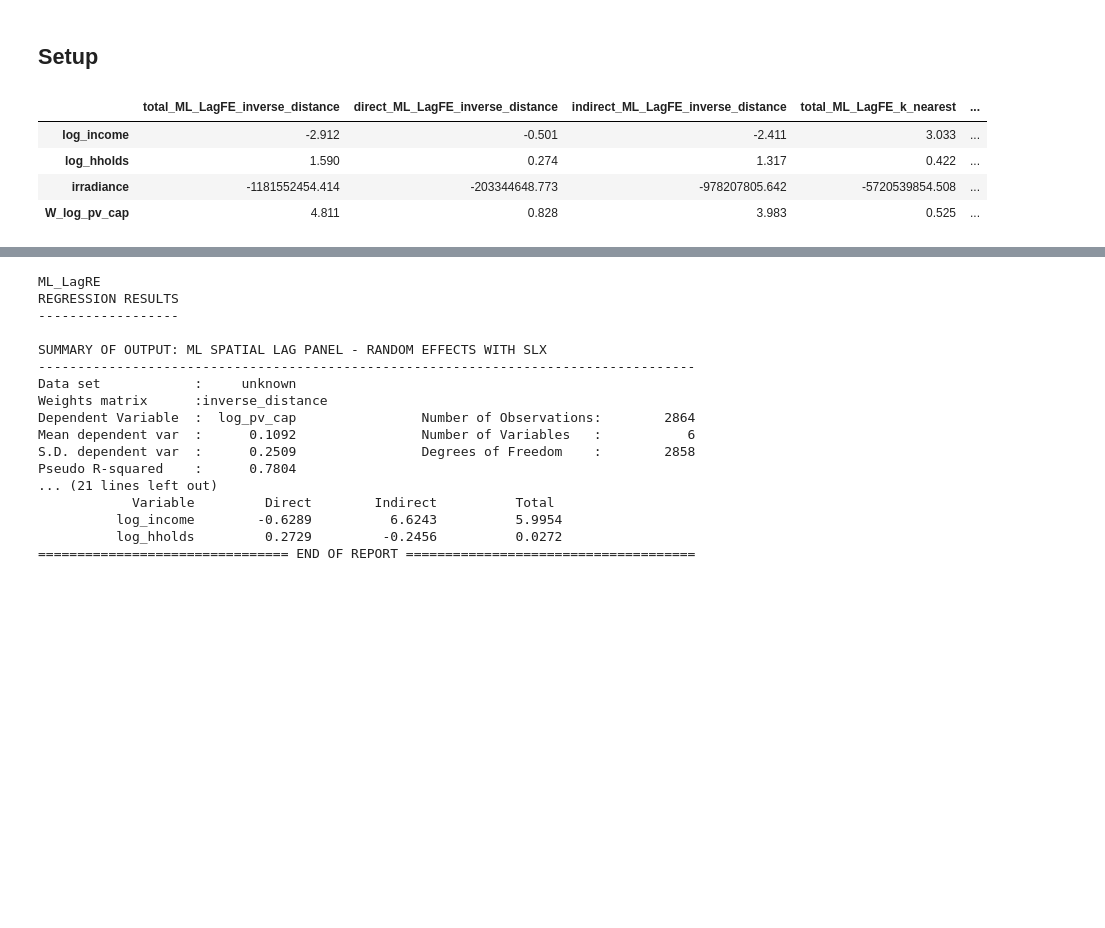
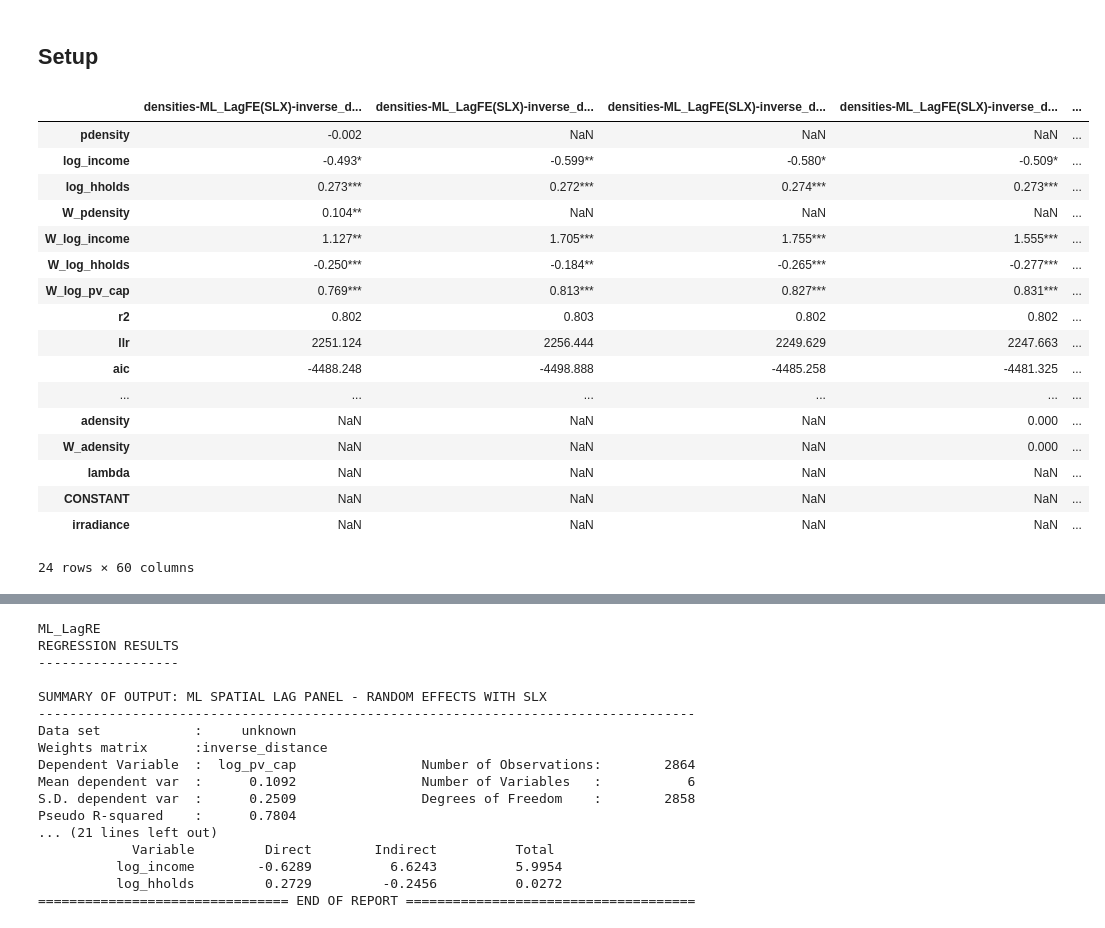
Before and after one commit to Ellariel/uktest, a Jupyter notebook: analysis.ipynb, the cells around one changed output, grey strips where cells are left out. Saved outputs shown, nothing was run; the diff lists cells and outputs as text; code cells hidden in the pictures; blank space fills up the shorter version.

```diff
--- a/analysis.ipynb
+++ b/analysis.ipynb
@@ -245,4 +229,16 @@ def get_full_table(y='log_pv_cap',
         pd.concat([t for t in _tests if 'Hausman' in str(t.T.index)], axis=0)
     ], axis=1) if len(_tests) > 0 else None
 
+    if _results is not None and len(_results) > 0:
+        _results.astype(str).to_excel(os.path.join(results_dir, f"{y}_{x_vars}_estimates.xlsx"),
+                                      engine="openpyxl")
+
+    if _effects is not None and len(_effects) > 0:
+        _effects.astype(str).to_excel(os.path.join(results_dir, f"{y}_{x_vars}_effects.xlsx"),
+                                      engine="openpyxl")
+
+    if _tests is not None and len(_tests) > 0:
+        _tests.astype(str).to_excel(os.path.join(results_dir, f"{y}_{x_vars}_tests.xlsx"),
+                                    engine="openpyxl")
+
     return _results, _effects, _tests
@@ -277,8 +244,0 @@ if tests is not None and len(tests) > 0:
-# %%
-eff
-# %% [output]
-|  | total_ML_LagFE_inverse_distance | direct_ML_LagFE_inverse_distance | indirect_ML_LagFE_inverse_distance | total_ML_LagFE_k_nearest | ... |
-| log_income | -2.912 | -0.501 | -2.411 | 3.033 | ... |
-| log_hholds | 1.590 | 0.274 | 1.317 | 0.422 | ... |
-| irradiance | -1181552454.414 | -203344648.773 | -978207805.642 | -5720539854.508 | ... |
-| W_log_pv_cap | 4.811 | 0.828 | 3.983 | 0.525 | ... |
@@ -284,0 +283,40 @@ eff
+# %%
+r, e, t = get_full_table(y='log_pv_cap',
+                   x_vars='densities',
+                   w_methods = ["inverse_distance",
+                                "k_nearest",
+                                "queen"
+                                ],
+                    n_models = ["ML_LagFE(SLX)",
+                                "ML_LagFE",
+                                "ML_ErrorFE",
+                                "PooledOLS",
+                                "PanelRE",
+                                # "PanelFE",
+                                # "ML_LagRE",
+                                #"ML_ErrorFE",
+                                # "ML_ErrorRE",
+                                #"ML_LagRE(SLX)",
+                                ],
+                   )
+# %%
+r
+# %% [output]
+|  | densities-ML_LagFE(SLX)-inverse_d... | densities-ML_LagFE(SLX)-inverse_d... | densities-ML_LagFE(SLX)-inverse_d... | densities-ML_LagFE(SLX)-inverse_d... | ... |
+| pdensity | -0.002 | NaN | NaN | NaN | ... |
+| log_income | -0.493* | -0.599** | -0.580* | -0.509* | ... |
+| log_hholds | 0.273*** | 0.272*** | 0.274*** | 0.273*** | ... |
+| W_pdensity | 0.104** | NaN | NaN | NaN | ... |
+| W_log_income | 1.127** | 1.705*** | 1.755*** | 1.555*** | ... |
+| W_log_hholds | -0.250*** | -0.184** | -0.265*** | -0.277*** | ... |
+| W_log_pv_cap | 0.769*** | 0.813*** | 0.827*** | 0.831*** | ... |
+| r2 | 0.802 | 0.803 | 0.802 | 0.802 | ... |
+| llr | 2251.124 | 2256.444 | 2249.629 | 2247.663 | ... |
+| aic | -4488.248 | -4498.888 | -4485.258 | -4481.325 | ... |
+| ... | ... | ... | ... | ... | ... |
+| adensity | NaN | NaN | NaN | 0.000 | ... |
+| W_adensity | NaN | NaN | NaN | 0.000 | ... |
+| lambda | NaN | NaN | NaN | NaN | ... |
+| CONSTANT | NaN | NaN | NaN | NaN | ... |
+| irradiance | NaN | NaN | NaN | NaN | ... |
+24 rows × 60 columns
```
Also changed, not shown: parts of 6 cells of this notebook, 7 other files.
